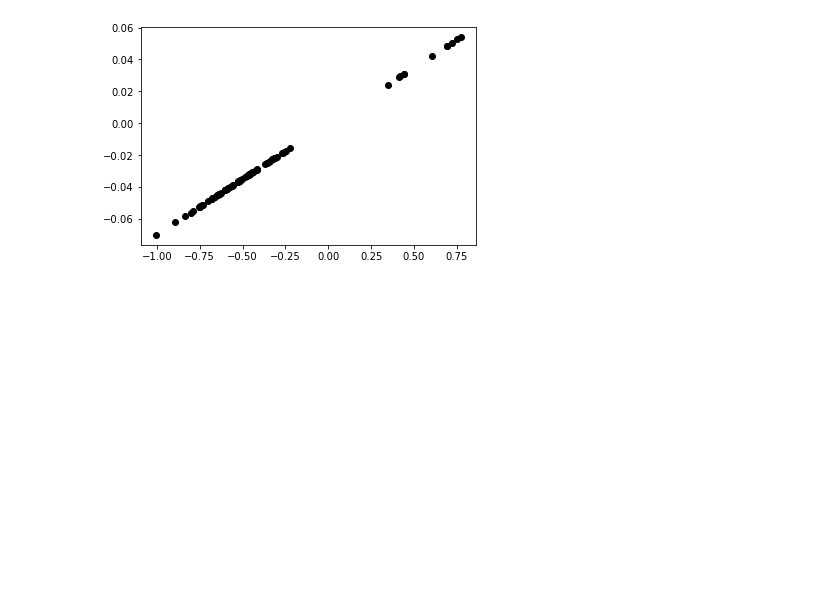
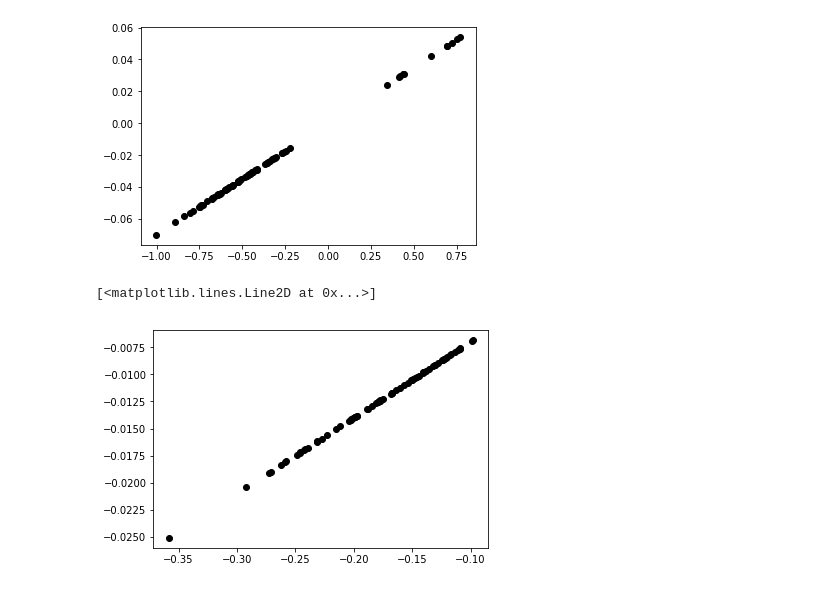
Before and after one commit to yoachim/20_Scratch, a Jupyter notebook: dcr_look/dcr.ipynb, the cells around one changed output. Drawn from its saved outputs; the diff is of its cells as text; code cells hidden in the pictures; blank space fills up the shorter version.

```diff
--- a/dcr_look/dcr.ipynb
+++ b/dcr_look/dcr.ipynb
@@ -65,6 +65,11 @@ plt.plot(np.tan(np.radians(mv['zenithDistance']))*np.sin(np.radians(mv['PA'])),
 # %% [output]
 [<matplotlib.lines.Line2D at 0x...>]
 [figure]
+# %%
+plt.plot(np.tan(np.radians(mv['zenithDistance']))*np.cos(np.radians(mv['PA'])), mv['dec_dcr_amp'], 'ko')
+# %% [output]
+[<matplotlib.lines.Line2D at 0x...>]
+[figure, added]
 # %%
 # Now, I can say what the uncertainty in the y-axis is via the FWHM and 5-sigma depths.
 # This is fitting a line constrained to go through 0,0.
```
Also changed, not shown: parts of 2 cells of this notebook, 1 other file.
